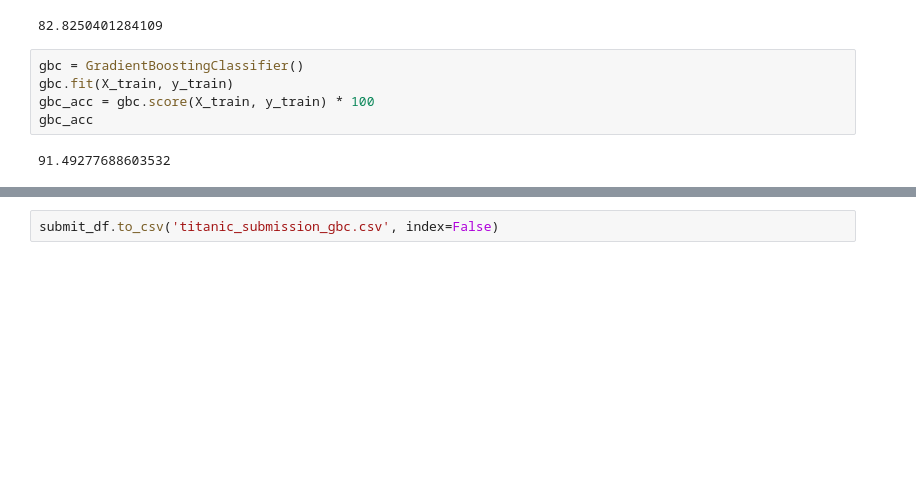
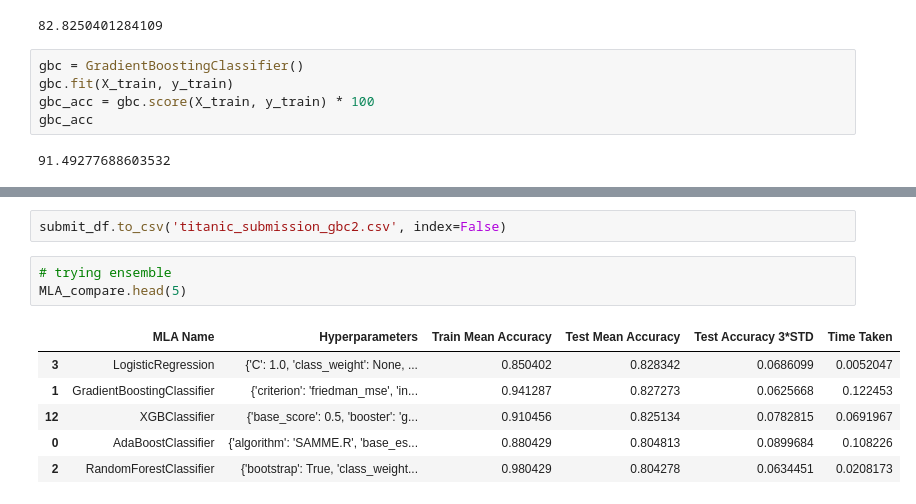
Before and after one commit to amansingh9097/competitions-and-challenges, a Jupyter notebook: Titanic/titanic.ipynb, the cells around one changed output, grey strips where cells are left out. Cells and saved outputs as stored; diff of their text form; blank space fills up the shorter version.

```diff
--- a/Titanic/titanic.ipynb
+++ b/Titanic/titanic.ipynb
@@ -747,4 +821,14 @@ submit_df.head()
 | 894 | 895 | 0 |
 | 895 | 896 | 1 |
 # %%
-submit_df.to_csv('titanic_submission_gbc.csv', index=False)
+submit_df.to_csv('titanic_submission_gbc2.csv', index=False)
+# %%
+# trying ensemble
+MLA_compare.head(5)
+# %% [output]
+|  | MLA Name | Hyperparameters | Train Mean Accuracy | Test Mean Accuracy | Test Accuracy 3*STD | Time Taken |
+| 3 | LogisticRegression | {'C': 1.0, 'class_weight': None, ... | 0.850402 | 0.828342 | 0.0686099 | 0.0052047 |
+| 1 | GradientBoostingClassifier | {'criterion': 'friedman_mse', 'in... | 0.941287 | 0.827273 | 0.0625668 | 0.122453 |
+| 12 | XGBClassifier | {'base_score': 0.5, 'booster': 'g... | 0.910456 | 0.825134 | 0.0782815 | 0.0691967 |
+| 0 | AdaBoostClassifier | {'algorithm': 'SAMME.R', 'base_es... | 0.880429 | 0.804813 | 0.0899684 | 0.108226 |
+| 2 | RandomForestClassifier | {'bootstrap': True, 'class_weight... | 0.980429 | 0.804278 | 0.0634451 | 0.0208173 |
```
Also changed, not shown: parts of 43 cells of this notebook.
